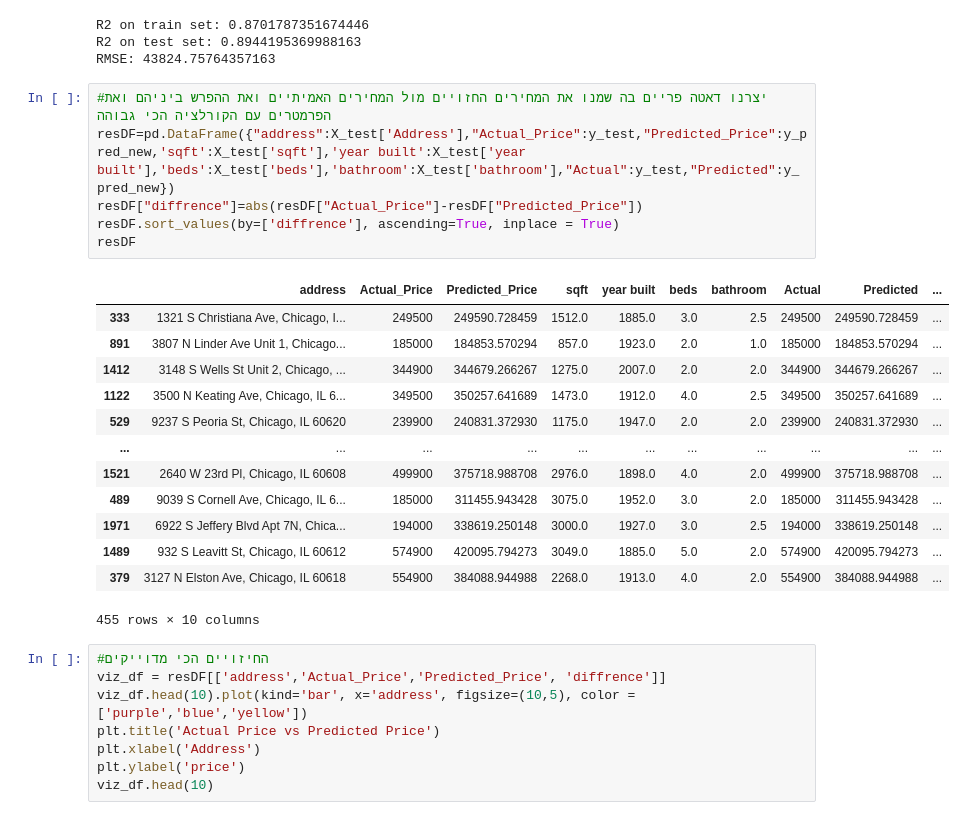
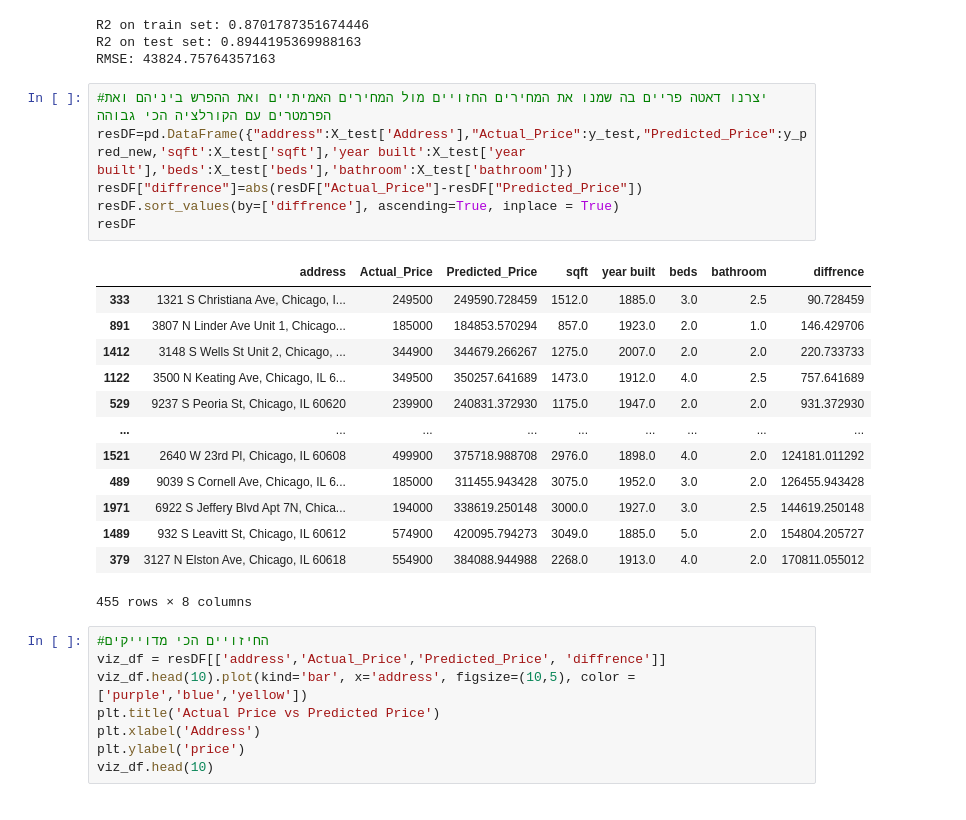
Before and after one commit to yakir0391/Apartments-Predict, a Jupyter notebook: machine learning.ipynb, the cells around one changed output. Drawn from its saved outputs; the diff is of its cells as text.

```diff
--- a/machine learning.ipynb
+++ b/machine learning.ipynb
@@ -69,24 +69,24 @@ R2 on test set: 0.8944195369988163
 RMSE: 43824.75764357163
 # %%
 #יצרנו דאטה פריים בה שמנו את המחירים החזויים מול המחירים האמיתיים ואת ההפרש ביניהם ואת הפרמטרים עם הקורלציה הכי גבוהה
-resDF=pd.DataFrame({"address":X_test['Address'],"Actual_Price":y_test,"Predicted_Price":y_pred_new,'sqft':X_test['sqft'],'year built':X_test['year built'],'beds':X_test['beds'],'bathroom':X_test['bathroom'],"Actual":y_test,"Predicted":y_pred_new})
+resDF=pd.DataFrame({"address":X_test['Address'],"Actual_Price":y_test,"Predicted_Price":y_pred_new,'sqft':X_test['sqft'],'year built':X_test['year built'],'beds':X_test['beds'],'bathroom':X_test['bathroom']})
 resDF["diffrence"]=abs(resDF["Actual_Price"]-resDF["Predicted_Price"])
 resDF.sort_values(by=['diffrence'], ascending=True, inplace = True)
 resDF
 # %% [output]
-|  | address | Actual_Price | Predicted_Price | sqft | year built | beds | bathroom | Actual | Predicted | ... |
-| 333 | 1321 S Christiana Ave, Chicago, I... | 249500 | 249590.728459 | 1512.0 | 1885.0 | 3.0 | 2.5 | 249500 | 249590.728459 | ... |
-| 891 | 3807 N Linder Ave Unit 1, Chicago... | 185000 | 184853.570294 | 857.0 | 1923.0 | 2.0 | 1.0 | 185000 | 184853.570294 | ... |
-| 1412 | 3148 S Wells St Unit 2, Chicago, ... | 344900 | 344679.266267 | 1275.0 | 2007.0 | 2.0 | 2.0 | 344900 | 344679.266267 | ... |
-| 1122 | 3500 N Keating Ave, Chicago, IL 6... | 349500 | 350257.641689 | 1473.0 | 1912.0 | 4.0 | 2.5 | 349500 | 350257.641689 | ... |
-| 529 | 9237 S Peoria St, Chicago, IL 60620 | 239900 | 240831.372930 | 1175.0 | 1947.0 | 2.0 | 2.0 | 239900 | 240831.372930 | ... |
-| ... | ... | ... | ... | ... | ... | ... | ... | ... | ... | ... |
-| 1521 | 2640 W 23rd Pl, Chicago, IL 60608 | 499900 | 375718.988708 | 2976.0 | 1898.0 | 4.0 | 2.0 | 499900 | 375718.988708 | ... |
-| 489 | 9039 S Cornell Ave, Chicago, IL 6... | 185000 | 311455.943428 | 3075.0 | 1952.0 | 3.0 | 2.0 | 185000 | 311455.943428 | ... |
-| 1971 | 6922 S Jeffery Blvd Apt 7N, Chica... | 194000 | 338619.250148 | 3000.0 | 1927.0 | 3.0 | 2.5 | 194000 | 338619.250148 | ... |
-| 1489 | 932 S Leavitt St, Chicago, IL 60612 | 574900 | 420095.794273 | 3049.0 | 1885.0 | 5.0 | 2.0 | 574900 | 420095.794273 | ... |
-| 379 | 3127 N Elston Ave, Chicago, IL 60618 | 554900 | 384088.944988 | 2268.0 | 1913.0 | 4.0 | 2.0 | 554900 | 384088.944988 | ... |
+|  | address | Actual_Price | Predicted_Price | sqft | year built | beds | bathroom | diffrence |
+| 333 | 1321 S Christiana Ave, Chicago, I... | 249500 | 249590.728459 | 1512.0 | 1885.0 | 3.0 | 2.5 | 90.728459 |
+| 891 | 3807 N Linder Ave Unit 1, Chicago... | 185000 | 184853.570294 | 857.0 | 1923.0 | 2.0 | 1.0 | 146.429706 |
+| 1412 | 3148 S Wells St Unit 2, Chicago, ... | 344900 | 344679.266267 | 1275.0 | 2007.0 | 2.0 | 2.0 | 220.733733 |
+| 1122 | 3500 N Keating Ave, Chicago, IL 6... | 349500 | 350257.641689 | 1473.0 | 1912.0 | 4.0 | 2.5 | 757.641689 |
+| 529 | 9237 S Peoria St, Chicago, IL 60620 | 239900 | 240831.372930 | 1175.0 | 1947.0 | 2.0 | 2.0 | 931.372930 |
+| ... | ... | ... | ... | ... | ... | ... | ... | ... |
+| 1521 | 2640 W 23rd Pl, Chicago, IL 60608 | 499900 | 375718.988708 | 2976.0 | 1898.0 | 4.0 | 2.0 | 124181.011292 |
+| 489 | 9039 S Cornell Ave, Chicago, IL 6... | 185000 | 311455.943428 | 3075.0 | 1952.0 | 3.0 | 2.0 | 126455.943428 |
+| 1971 | 6922 S Jeffery Blvd Apt 7N, Chica... | 194000 | 338619.250148 | 3000.0 | 1927.0 | 3.0 | 2.5 | 144619.250148 |
+| 1489 | 932 S Leavitt St, Chicago, IL 60612 | 574900 | 420095.794273 | 3049.0 | 1885.0 | 5.0 | 2.0 | 154804.205727 |
+| 379 | 3127 N Elston Ave, Chicago, IL 60618 | 554900 | 384088.944988 | 2268.0 | 1913.0 | 4.0 | 2.0 | 170811.055012 |
-455 rows × 10 columns
+455 rows × 8 columns
 # %%
 #החיזויים הכי מדוייקים
 viz_df = resDF[['address','Actual_Price','Predicted_Price', 'diffrence']]
```
